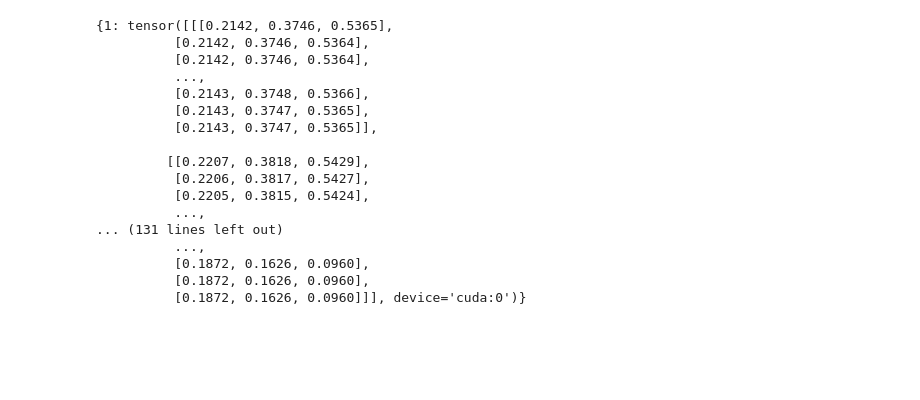
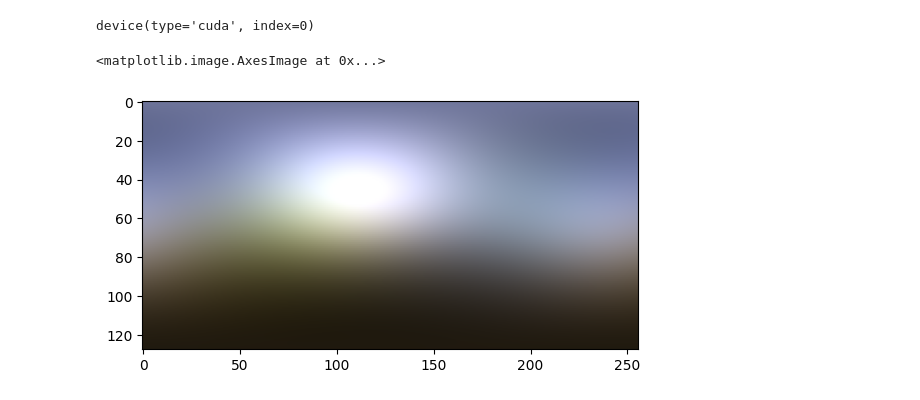
Before and after one commit to JADGardner/ns_reni, a Jupyter notebook: publication/figures/generalisation_to_unseen_images.ipynb, the cells around one changed output. Saved outputs shown, nothing was run; the diff lists cells and outputs as text; code cells hidden in the pictures; blank space fills up the shorter version.

```diff
--- a/publication/figures/generalisation_to_unseen_images.ipynb
+++ b/publication/figures/generalisation_to_unseen_images.ipynb
@@ -152,7 +186,14 @@ def generate_images_from_models(image_indices, model_paths):
 image_indices = [1, 2, 3]
 model_paths = [
     '/workspace/outputs/reni/reni_plus_plus_models/latent_dim_9',
-    '/workspace/outputs/reni/reni_plus_plus_models/latent_dim_100'
+    '/workspace/outputs/reni/reni_plus_plus_models/latent_dim_49',
+    '/workspace/outputs/reni/reni_plus_plus_models/latent_dim_100',
+    '/workspace/outputs/reni/spherical_harmonics/2nd_order',
+    '/workspace/outputs/reni/spherical_harmonics/6th_order',
+    '/workspace/outputs/reni/spherical_harmonics/9th_order',
+    '/workspace/outputs/reni/spherical_gaussians/30_params',
+    '/workspace/outputs/reni/spherical_gaussians/150_params',
+    '/workspace/outputs/reni/spherical_gaussians/300_params'
 ]
 
 output_images = generate_images_from_models(image_indices, model_paths)
@@ -173,20 +232,9 @@ torch.Size([3346, 9, 3])
-# %%
-output_images['latent_dim_100']
-# %% [output]
-{1: tensor([[[0.2142, 0.3746, 0.5365],
-          [0.2142, 0.3746, 0.5364],
-          [0.2142, 0.3746, 0.5364],
-          ...,
-          [0.2143, 0.3748, 0.5366],
-          [0.2143, 0.3747, 0.5365],
-          [0.2143, 0.3747, 0.5365]],
-
-         [[0.2207, 0.3818, 0.5429],
-          [0.2206, 0.3817, 0.5427],
-          [0.2205, 0.3815, 0.5424],
-          ...,
-... (131 lines left out)
-          ...,
-          [0.1872, 0.1626, 0.0960],
-          [0.1872, 0.1626, 0.0960],
-          [0.1872, 0.1626, 0.0960]]], device='cuda:0')}
+# %%
+output_images['2nd_order'][1].device
+# %% [output]
+device(type='cuda', index=0)
+# %%
+plt.imshow(output_images['2nd_order'][3].cpu().detach().numpy())
+# %% [output]
+<matplotlib.image.AxesImage at 0x...>
+[figure, added]
```
Also changed, not shown: parts of 3 cells of this notebook, 6 other files.
